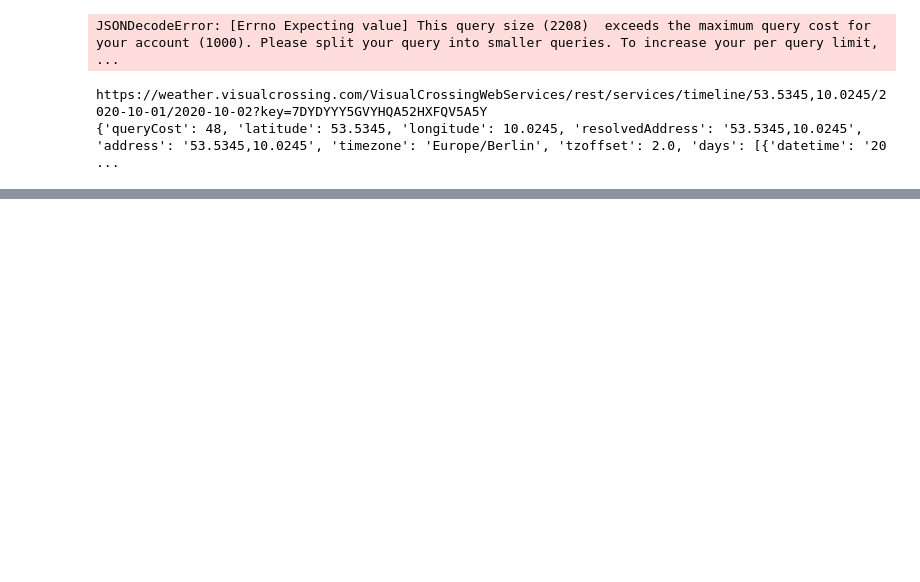
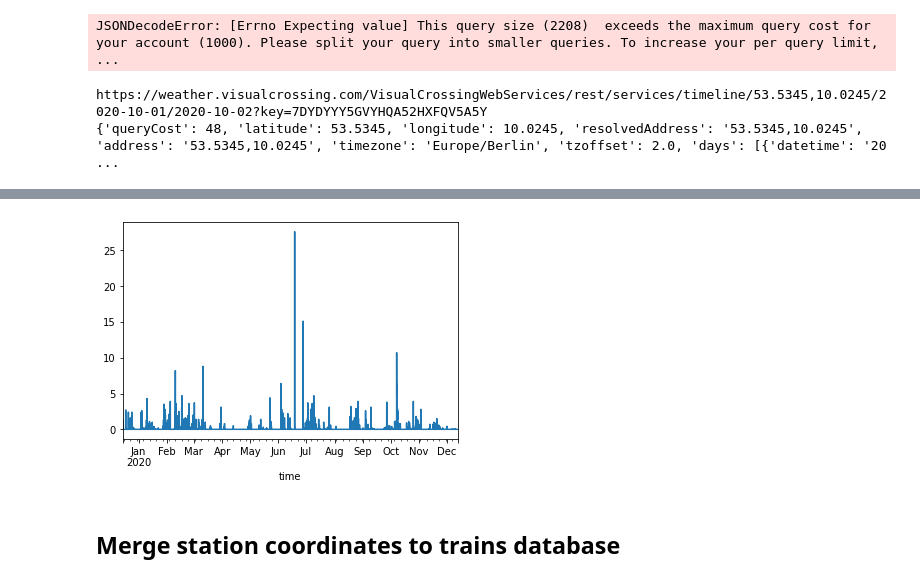
Before and after one commit to Good-Train-Bad-Train/gtbt, a Jupyter notebook: notebooks/juan_dataexploration.ipynb, the cells around one changed output, grey strips where cells are left out. Saved outputs shown, nothing was run; the diff lists cells and outputs as text; code cells hidden in the pictures; blank space fills up the shorter version.

```diff
--- a/notebooks/juan_dataexploration.ipynb
+++ b/notebooks/juan_dataexploration.ipynb
@@ -157,18 +156,19 @@ https://weather.visualcrossing.com/VisualCrossingWebServices/rest/services/timel
 {'queryCost': 48, 'latitude': 53.5345, 'longitude': 10.0245, 'resolvedAddress': '53.5345,10.0245', 'address': '53.5345,10.0245', 'timezone': 'Europe/Berlin', 'tzoffset': 2.0, 'days': [{'datetime': '20 ...
 # %%
 # Import Meteostat library and dependencies
-from datetime import datetime
-from meteostat import Hourly
 
 # Set time period
-start = datetime(2018, 1, 1)
-end = datetime(2018, 12, 31, 23, 59)
+start = datetime(2019, 12, 15)
+end = datetime(2020, 12, 12, 23, 59)
 
 # Get hourly data
-Hourly()
-data = Hourly('72219', start, end)
+# Example in Hamburg Elbbrücken
+lat, lon = 53.53450, 10.02450
+point = Point(lat, lon)
+data = Hourly(point, start, end)
 data = data.fetch()
 
+data
 # Print DataFrame
-print(data)
+# print(data)
 # %% [output]
@@ -191,0 +189,6 @@ time
+# %%
+data.prcp.plot();
+# %% [output]
+[figure, added]
+# %% [markdown]
+## Merge station coordinates to trains database
```
Also changed, not shown: parts of 53 cells of this notebook.
